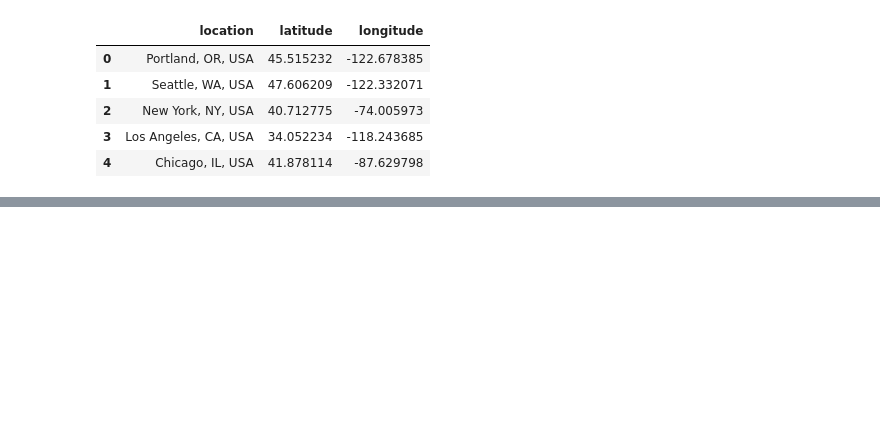
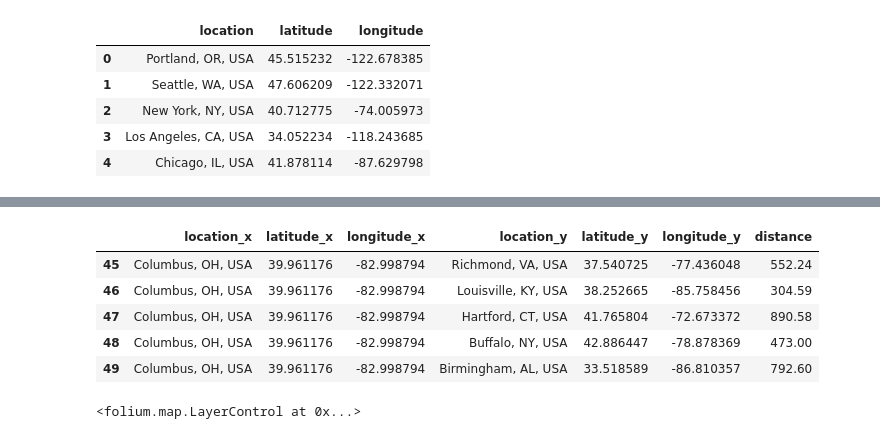
Before and after one commit to wpbSabi/sustainable_supply_chain_template, a Jupyter notebook: sustainable_supply_chain_template.ipynb, the cells around one changed output, grey strips where cells are left out. Saved outputs shown, nothing was run; the diff lists cells and outputs as text; code cells hidden in the pictures; blank space fills up the shorter version.

```diff
--- a/sustainable_supply_chain_template.ipynb
+++ b/sustainable_supply_chain_template.ipynb
@@ -280,0 +345,56 @@ map_locations(scen4.merge(lat_long_data,
+# %%
+# For each destination, use the closest facility
+scen4_all = s4[s4['distance'].isin(scen4['distance'])].reset_index(drop=True)
+scen4_all.tail()
+# %% [output]
+|  | location_x | latitude_x | longitude_x | location_y | latitude_y | longitude_y | distance |
+| 45 | Columbus, OH, USA | 39.961176 | -82.998794 | Richmond, VA, USA | 37.540725 | -77.436048 | 552.24 |
+| 46 | Columbus, OH, USA | 39.961176 | -82.998794 | Louisville, KY, USA | 38.252665 | -85.758456 | 304.59 |
+| 47 | Columbus, OH, USA | 39.961176 | -82.998794 | Hartford, CT, USA | 41.765804 | -72.673372 | 890.58 |
+| 48 | Columbus, OH, USA | 39.961176 | -82.998794 | Buffalo, NY, USA | 42.886447 | -78.878369 | 473.00 |
+| 49 | Columbus, OH, USA | 39.961176 | -82.998794 | Birmingham, AL, USA | 33.518589 | -86.810357 | 792.60 |
+# %%
+df = scen4_all.copy()
+# Verify the new data by creating a map (or look at the df)
+m = folium.Map([40, -95],  zoom_start=4)
+# Add darkgreen circles for destinations
+for j in range(len(df)):
+    folium.CircleMarker(
+        location=[df.iloc[j]['latitude_y'],
+                df.iloc[j]['longitude_y']],
+        tooltip=df.iloc[j]['location_y'],
+        color='darkgreen',
+        fill=True,
+        fill_opacity=0.7,
+        radius=5
+    ).add_to(m)
+for i in df['location_x'].unique():
+    # Add lines to show Origin-Destination pairs
+    add_lines_df = pd.DataFrame()
+    dc = df[df['location_x']==i].reset_index(drop=True)
+    for k in range(0, len(df)):
+        od = [(df['latitude_x'][k], df['longitude_x'][k]),
+             (df['latitude_y'][k], df['longitude_y'][k])]
+        add_lines_df[j]=od
+        folium.PolyLine(add_lines_df[j], color='darkgreen').add_to(m)
+    # Add blue circles for distribution centers
+    dc = df[df['location_x']==i].reset_index(drop=True)
+    folium.CircleMarker(
+        location=[dc.iloc[0]['latitude_x'],
+                dc.iloc[0]['longitude_x']],
+        tooltip=dc.iloc[0]['location_x'],
+        color='blue',
+        fill=True,
+        fill_opacity=0.3,
+        radius=10
+    ).add_to(m)
+# To enable the toggle between map base layers
+folium.TileLayer('Stamen Terrain').add_to(m)
+folium.TileLayer('OpenStreetMap').add_to(m)
+folium.TileLayer('Stamen Toner').add_to(m)
+folium.TileLayer('Stamen Water Color').add_to(m)
+folium.TileLayer('CartoDB positron').add_to(m)
+folium.TileLayer('CartoDB dark_matter').add_to(m)
+folium.LayerControl().add_to(m)
+# %% [output]
+<folium.map.LayerControl at 0x...>
```
Also changed, not shown: parts of 6 cells of this notebook.
